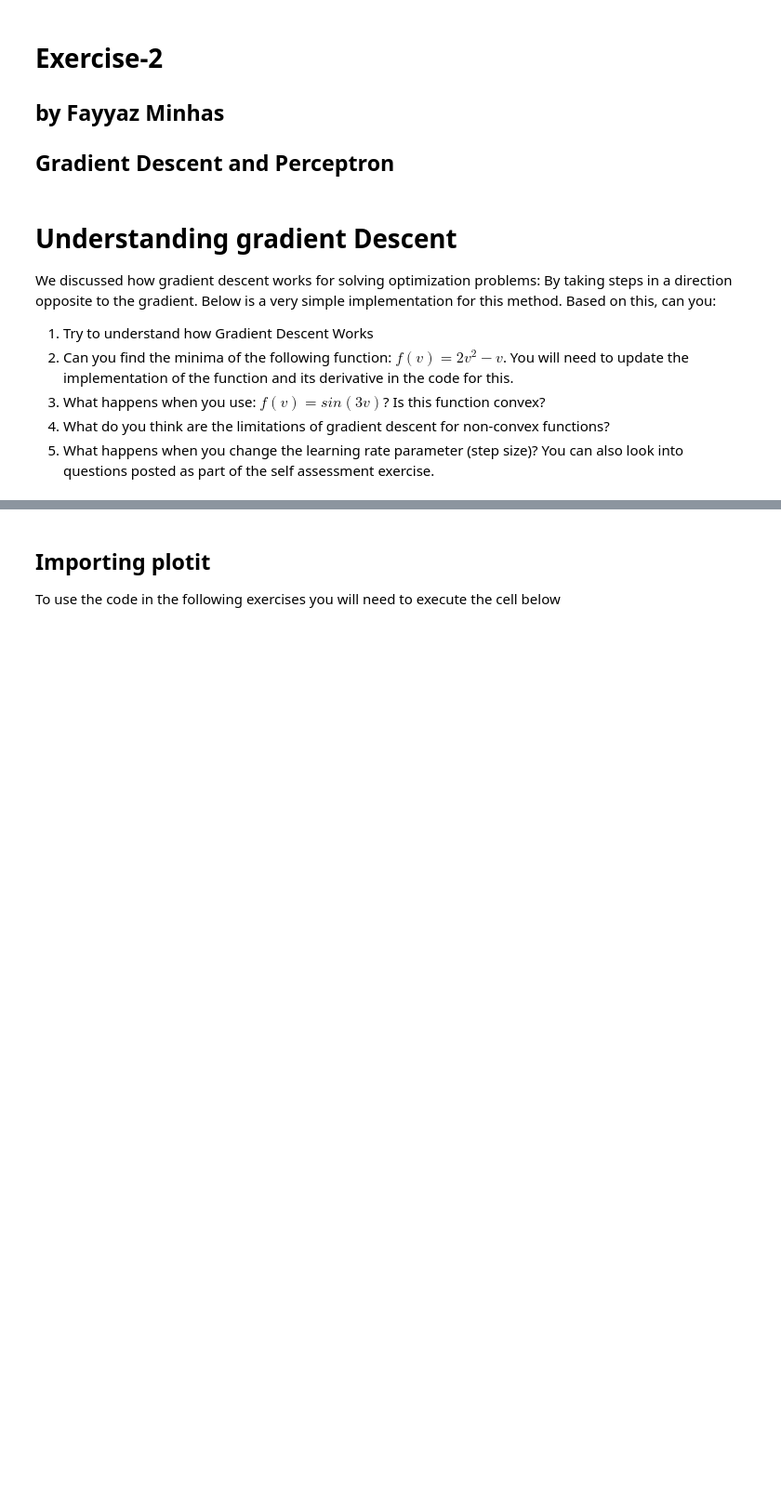
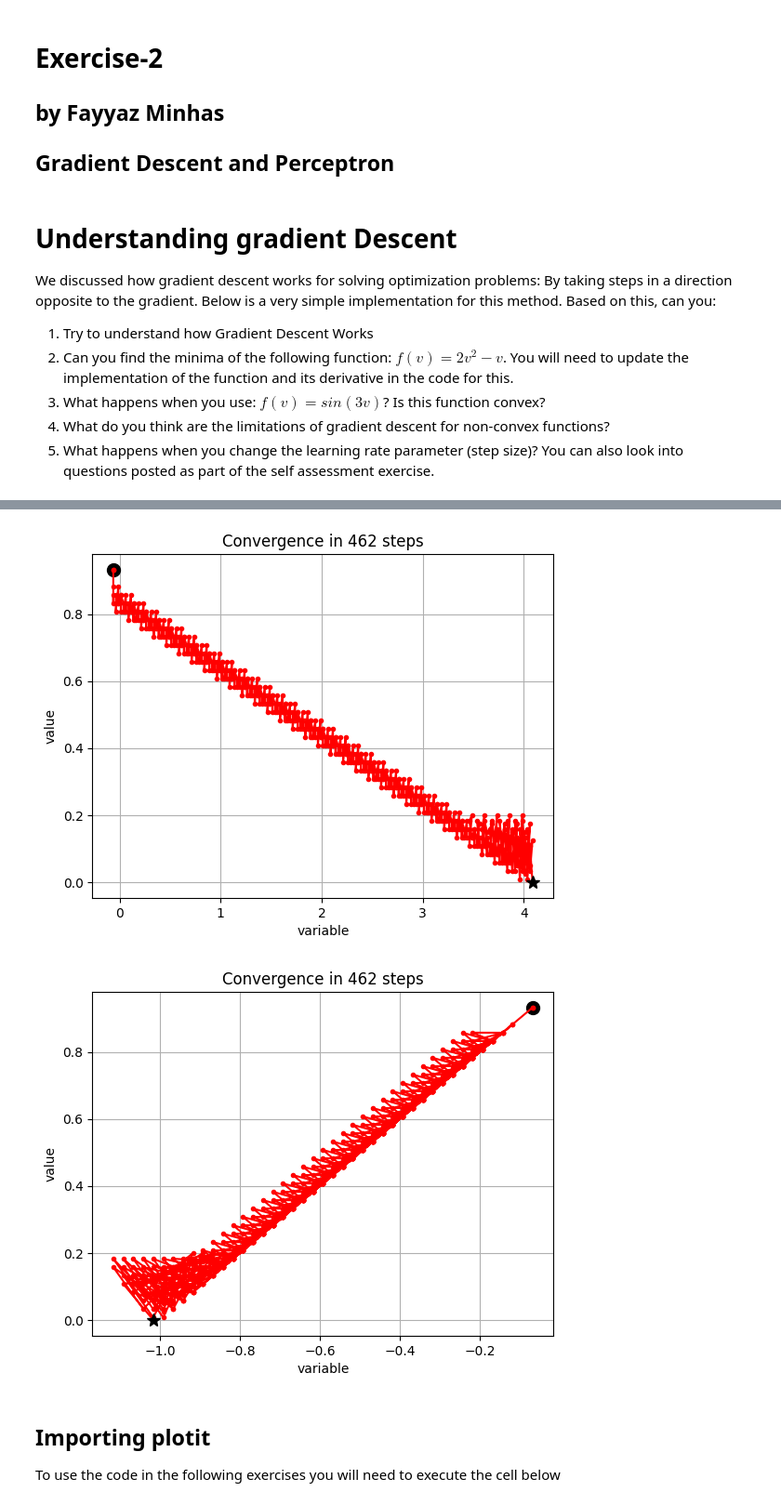
Before and after one commit to foxtrotmike/CS909, a Jupyter notebook: dm_lab_2_fm.ipynb, the cells around one changed output, grey strips where cells are left out. Shown at 93% size. Saved outputs shown, nothing was run; the diff lists cells and outputs as text; code cells hidden in the pictures; blank space fills up the shorter version.

```diff
--- a/dm_lab_2_fm.ipynb
+++ b/dm_lab_2_fm.ipynb
@@ -124,3 +174,60 @@ The optimal solution is: [-0.20199116]
+# %%
+
+    #%% Implementation of a very simple perceptron using the gradient descent function
+
+    # Implementation of a simple perceptron using the gradient descent function
+
+    # X: Feature data, a 2D numpy array where each row represents a data point, and each column a feature.
+    # In this case, two data points with two features each.
+    X = np.array([[1, 3], [1, 5]])
+
+    # Y: Labels for the data points. Here, two labels (1 and -1).
+    Y = np.array([1, -1])
+
+    # Define the hinge loss function for a given data point (x, y) and weights w.
+    # Hinge loss is max(0, 1 - y * (w @ x)).
+    # Mathematically, L(y, w @ x) = max(0, 1 - y * (w @ x)).
+    def loss(y, x, w):
+        return max(0.0, 1 - y * (w @ x))
+
+    # Define the average loss across all data points for given weights w.
+    # This is the objective function to be minimized in gradient descent.
+    # Mathematically, L(w) = 1/N * Σ max(0, 1 - Yi * (w @ Xi)).
+    def loss_w(w):
+        return np.mean([loss(Y[i], X[i], w) for i in range(len(Y))])
+
+    # Define the derivative of the hinge loss function with respect to weights w for a given (x, y).
+    # The gradient is -y * x if 1 - y * (w @ x) > 0, else 0.
+    # Mathematically, dL(y, w @ x)/dw = -y * x if 1 - y * (w @ x) > 0, else 0.
+    def dloss(y, x, w):
+        if (1 - y * (w @ x)) < 0:
+            return np.zeros(x.shape)
+        else:
+            return -y * x
+
+    # Define the average gradient of the loss function across all data points for weights w.
+    # This function is used in gradient descent to update weights.
+    # Mathematically, dL(w)/dw = 1/N * Σ dL(Yi, w @ Xi)/dw.
+    def dloss_w(w):
+        return np.mean([dloss(Y[i], X[i], w) for i in range(len(Y))], axis=0)
+
+    # Assign the loss function and its derivative to variables for convenience.
+    f = loss_w
+    df = dloss_w
+
+    # Initialize weights (w) randomly. Here, w is a 2-element vector for two features.
+    v0 = 0.1 * np.random.randn(X.shape[1])
+
+    # Apply gradient descent to minimize the loss function and find the optimal weights.
+    vout, c, H = gd(f, df, v0=v0, lr=0.05, eps=1e-4, nmax=10000, history=True)
+
+    # Plot the optimization process for each weight separately.
+    # First plot is for the bias term, and the second plot is for the weight associated with the feature.
+    plotGD(H, c, idx=0);
+    plotGD(H, c, idx=1);
+# %% [output]
+[figure, added]
+[figure, added]
 # %% [markdown]
 ## Importing plotit
 
```
Also changed, not shown: parts of 8 cells of this notebook.
